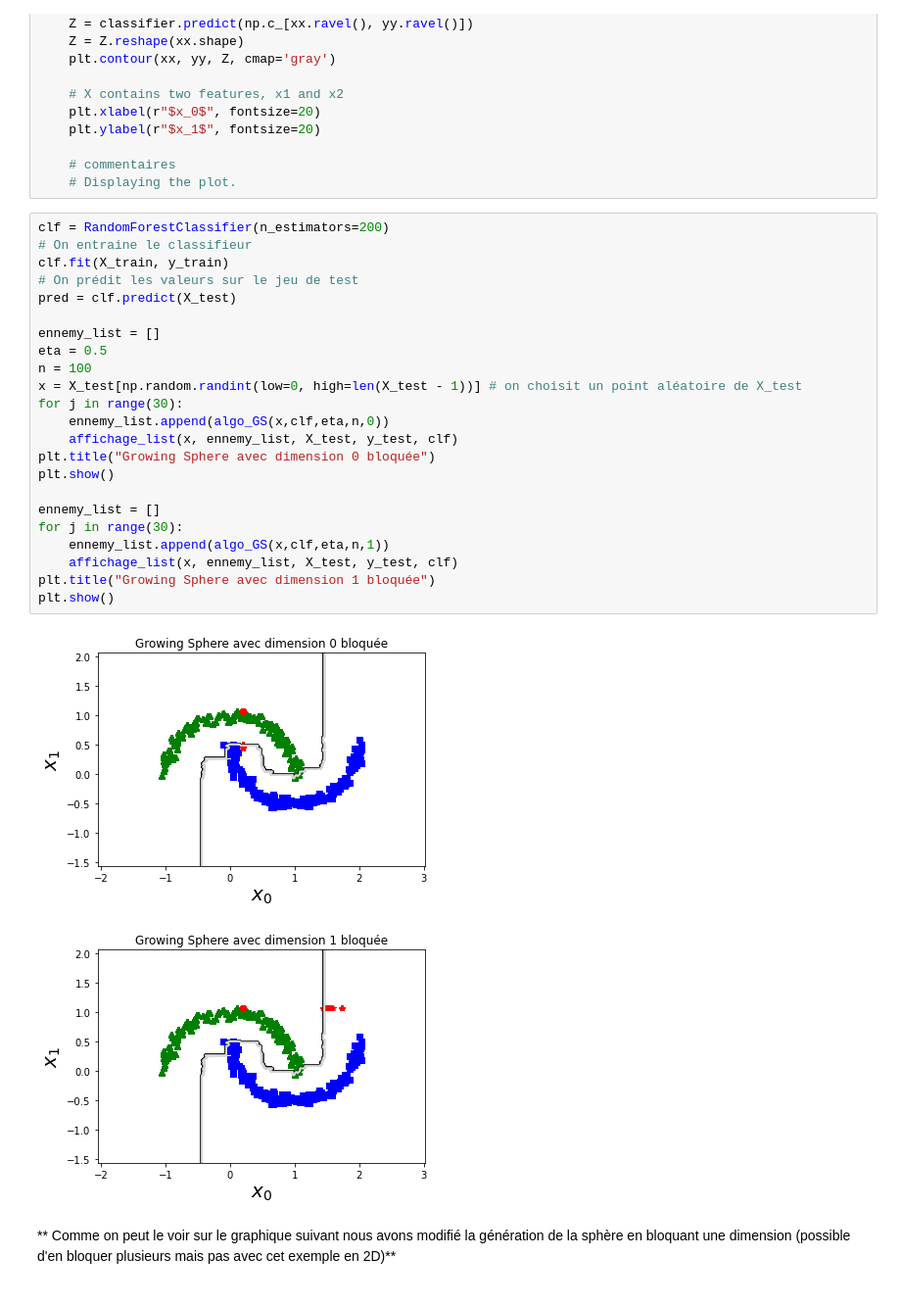
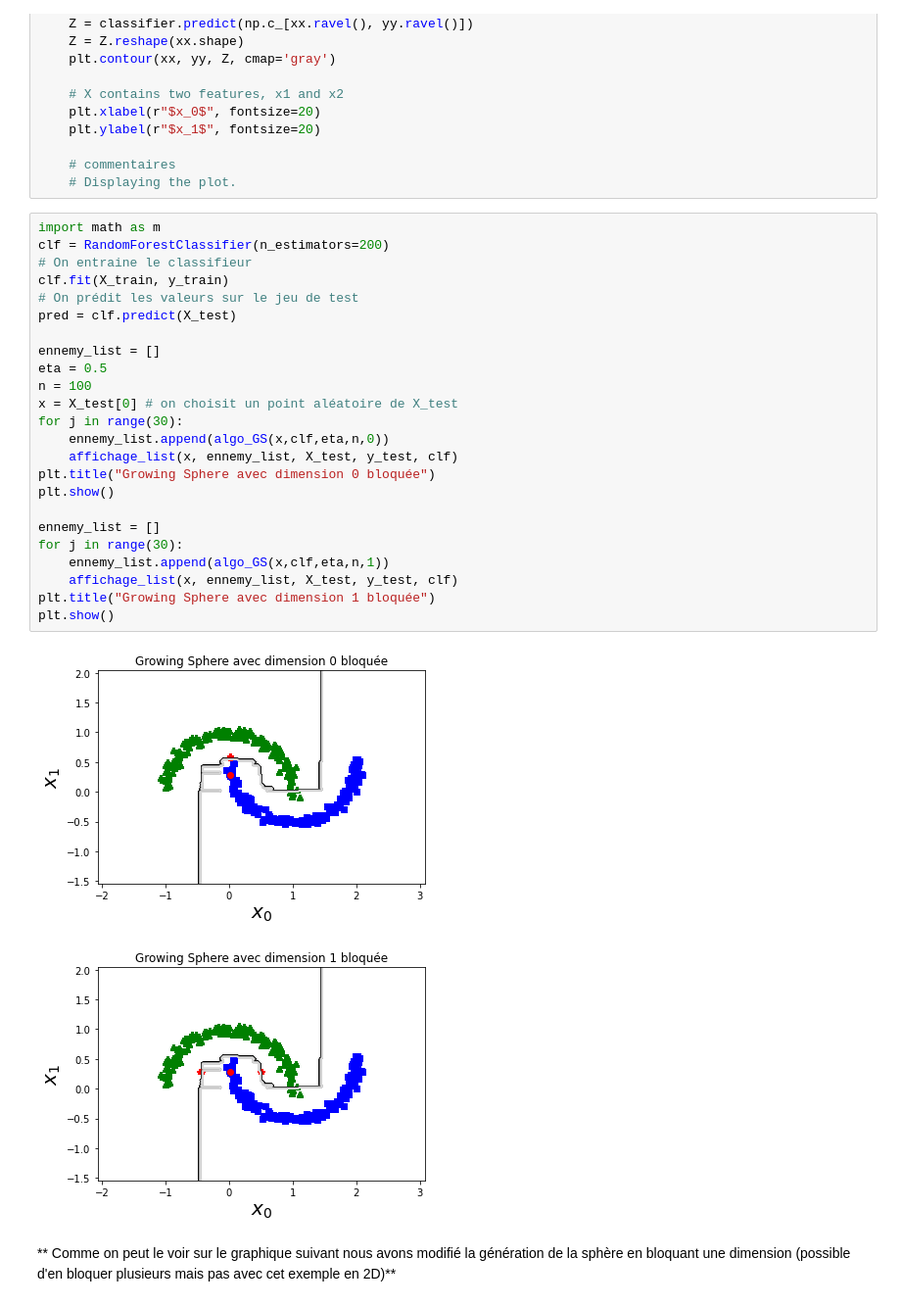
Before and after one commit to pidoux7/XAI, a Jupyter notebook: TME2/TME2_gg.ipynb, the cells around one changed output. Shown at 98% size. Saved outputs shown, nothing was run; the diff lists cells and outputs as text.

```diff
--- a/TME2/TME2_gg.ipynb
+++ b/TME2/TME2_gg.ipynb
@@ -665,31 +665,32 @@ def affichage_list(x, ennemy_list, X_test, y_test, classifier):
     # commentaires
     # Displaying the plot.
 # %%
+import math as m
 clf = RandomForestClassifier(n_estimators=200)
 # On entraine le classifieur
 clf.fit(X_train, y_train)
 # On prédit les valeurs sur le jeu de test
 pred = clf.predict(X_test)
 
 ennemy_list = []
 eta = 0.5
 n = 100
-x = X_test[np.random.randint(low=0, high=len(X_test - 1))] # on choisit un point aléatoire de X_test
+x = X_test[0] # on choisit un point aléatoire de X_test
 for j in range(30):
     ennemy_list.append(algo_GS(x,clf,eta,n,0))
     affichage_list(x, ennemy_list, X_test, y_test, clf)
 plt.title("Growing Sphere avec dimension 0 bloquée")
 plt.show()
 
 ennemy_list = []
 for j in range(30):
     ennemy_list.append(algo_GS(x,clf,eta,n,1))
     affichage_list(x, ennemy_list, X_test, y_test, clf)
 plt.title("Growing Sphere avec dimension 1 bloquée")
 plt.show()
 # %% [output]
-[figure, old version]
+[figure, new version]
-[figure, old version]
+[figure, new version]
 # %% [markdown]
 ** Comme on peut le voir sur le graphique suivant nous avons modifié la génération de la sphère en bloquant une dimension (possible d'en bloquer plusieurs mais pas avec cet exemple en 2D)**
 # %%
```
Also changed, not shown: parts of 10 cells of this notebook.
